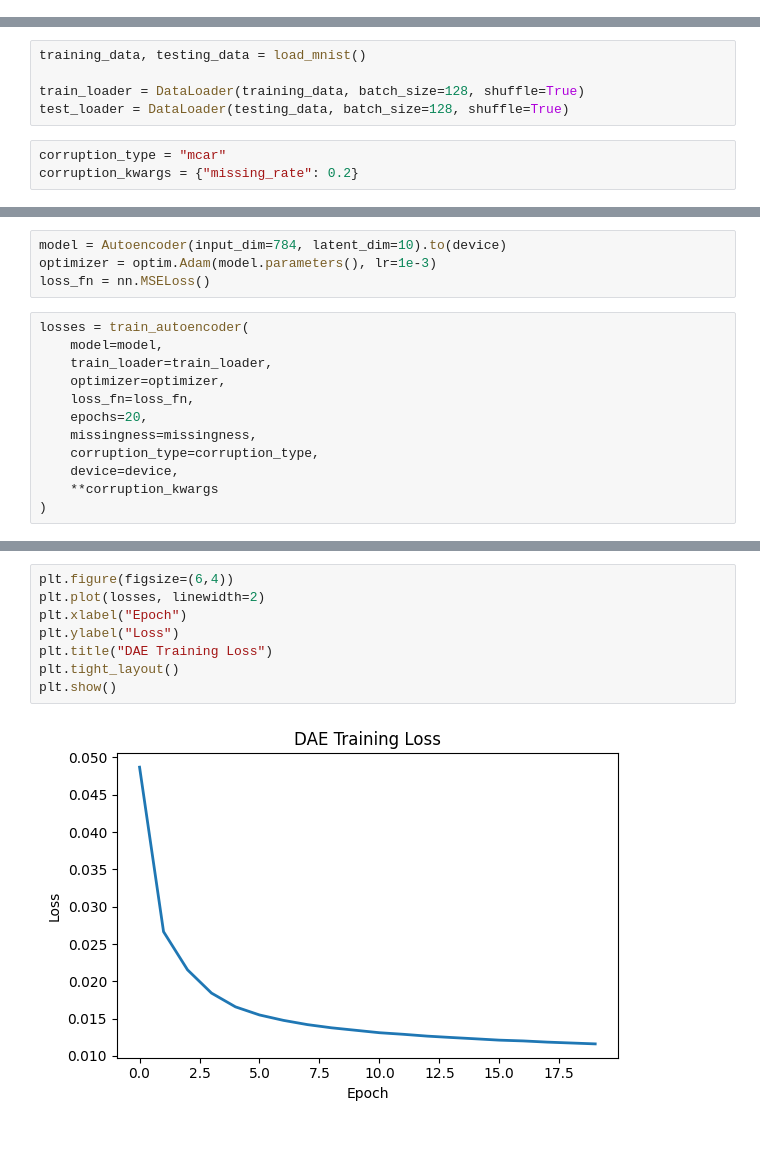
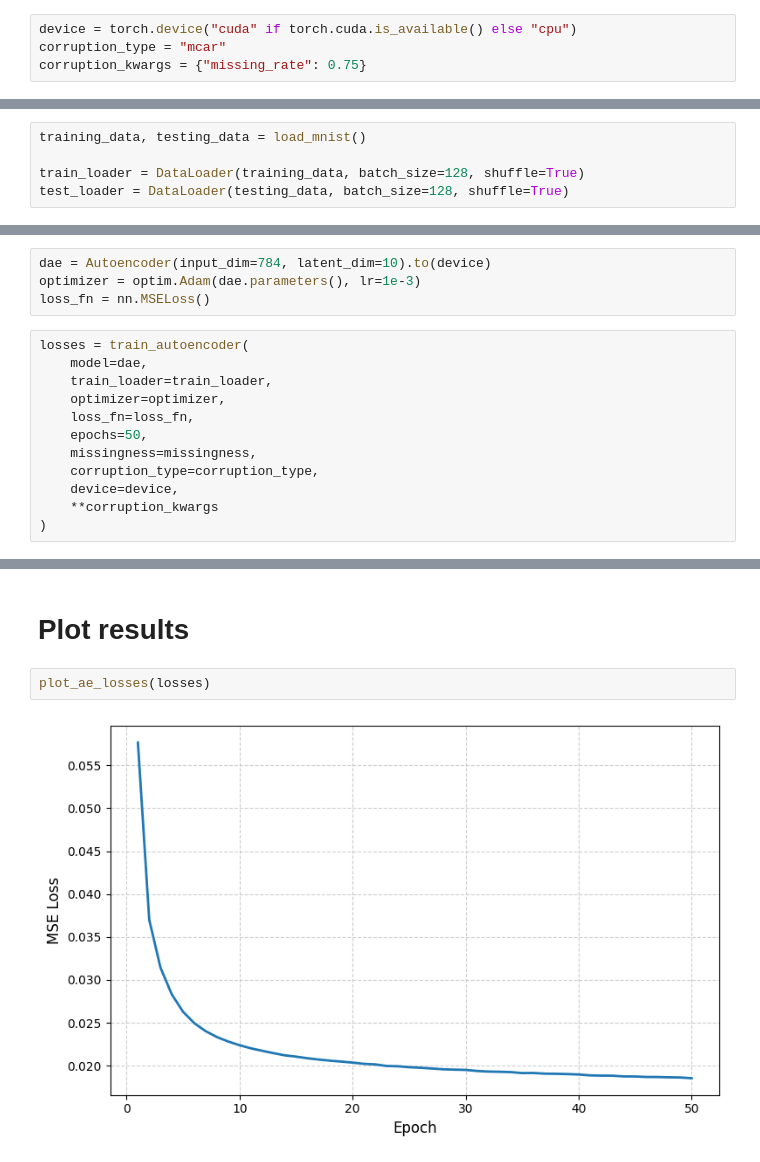
Before and after one commit to woullufy/deep-imputation-techniques, a Jupyter notebook: notebooks/dae.ipynb, the cells around one changed output, grey strips where cells are left out. Cells and saved outputs as stored; diff of their text form.

Commit message:
Implemented DAE. Added different plots to show results

```diff
--- a/notebooks/dae.ipynb
+++ b/notebooks/dae.ipynb
@@ -11 +9,5 @@ from utils.plotting import plot_ae_reconstructions
+# %%
+device = torch.device("cuda" if torch.cuda.is_available() else "cpu")
+corruption_type = "mcar"
+corruption_kwargs = {"missing_rate": 0.75}
 # %%
@@ -16,6 +19,3 @@ training_data, testing_data = load_mnist()
 
 train_loader = DataLoader(training_data, batch_size=128, shuffle=True)
 test_loader = DataLoader(testing_data, batch_size=128, shuffle=True)
-# %%
-corruption_type = "mcar"
-corruption_kwargs = {"missing_rate": 0.2}
@@ -22,14 +24,14 @@ corruption_kwargs = {"missing_rate": 0.2}
 # %%
-model = Autoencoder(input_dim=784, latent_dim=10).to(device)
-optimizer = optim.Adam(model.parameters(), lr=1e-3)
+dae = Autoencoder(input_dim=784, latent_dim=10).to(device)
+optimizer = optim.Adam(dae.parameters(), lr=1e-3)
 loss_fn = nn.MSELoss()
 # %%
 losses = train_autoencoder(
-    model=model,
+    model=dae,
     train_loader=train_loader,
     optimizer=optimizer,
     loss_fn=loss_fn,
-    epochs=20,
+    epochs=50,
     missingness=missingness,
     corruption_type=corruption_type,
     device=device,
@@ -41,13 +51,9 @@ Epoch 20/20: average loss = 0.0116
+# %% [markdown]
+# Plot results
 # %%
-plt.figure(figsize=(6,4))
-plt.plot(losses, linewidth=2)
-plt.xlabel("Epoch")
-plt.ylabel("Loss")
-plt.title("DAE Training Loss")
-plt.tight_layout()
-plt.show()
+plot_ae_losses(losses)
 # %% [output]
-[figure, old version]
+[figure, new version]
 # %%
 plot_ae_reconstructions(
     model,
```
Also changed, not shown: parts of 6 cells of this notebook, 4 other files.
